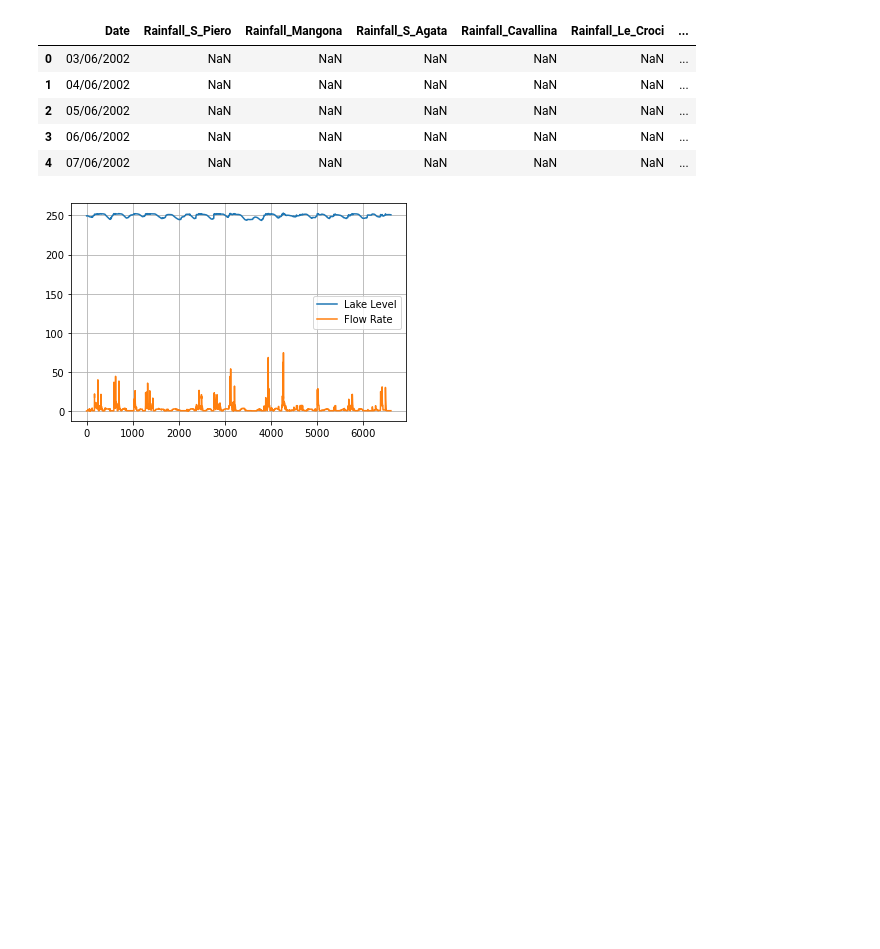
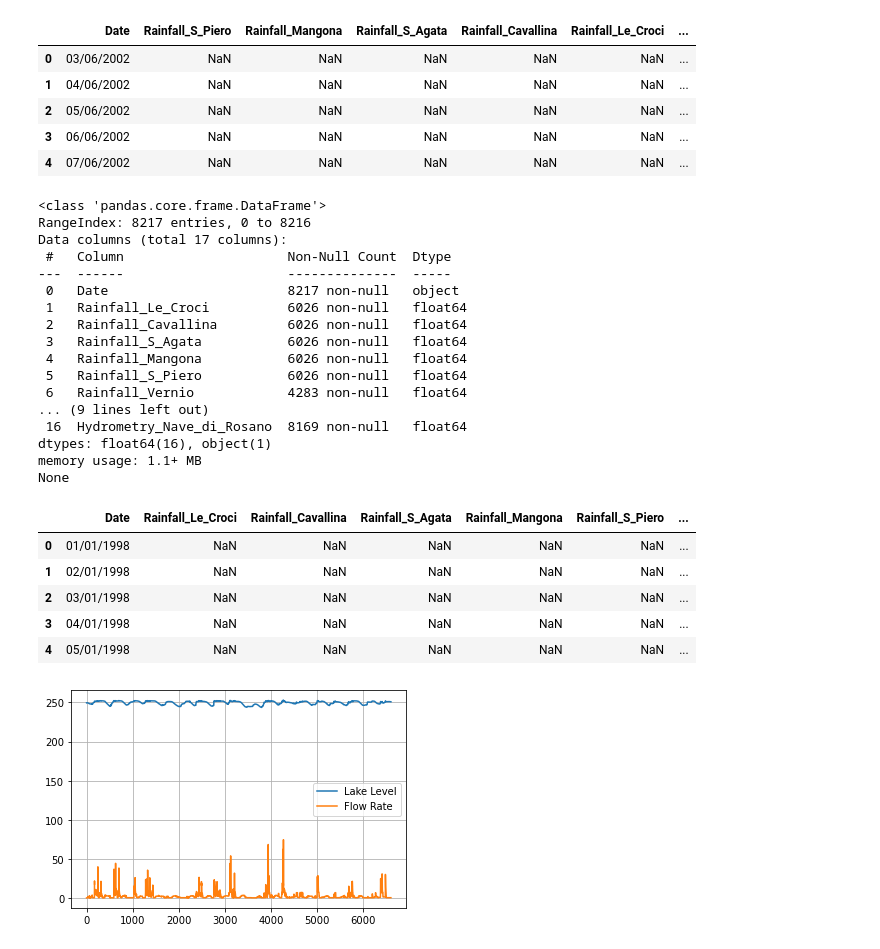
Before and after one commit to mike-ze/machine_learning_codes, a Jupyter notebook: Waterbody Feature Prediction/Acea Water Analytics.ipynb, the cells around one changed output. Cells and saved outputs as stored; diff of their text form; code cells hidden in the pictures; blank space fills up the shorter version.

```diff
--- a/Waterbody Feature Prediction/Acea Water Analytics.ipynb
+++ b/Waterbody Feature Prediction/Acea Water Analytics.ipynb
@@ -38,6 +39,35 @@ None
 | 2 | 05/06/2002 | NaN | NaN | NaN | NaN | NaN | ... |
 | 3 | 06/06/2002 | NaN | NaN | NaN | NaN | NaN | ... |
 | 4 | 07/06/2002 | NaN | NaN | NaN | NaN | NaN | ... |
+# %%
+# Load River Arno data into pandas DataFrame
+data_ra =  pd.read_csv("River_Arno.csv")
+print(data_ra.info())
+display(data_ra.head())
+# %% [output]
+<class 'pandas.core.frame.DataFrame'>
+RangeIndex: 8217 entries, 0 to 8216
+Data columns (total 17 columns):
+ #   Column                     Non-Null Count  Dtype
+---  ------                     --------------  -----
+ 0   Date                       8217 non-null   object
+ 1   Rainfall_Le_Croci          6026 non-null   float64
+ 2   Rainfall_Cavallina         6026 non-null   float64
+ 3   Rainfall_S_Agata           6026 non-null   float64
+ 4   Rainfall_Mangona           6026 non-null   float64
+ 5   Rainfall_S_Piero           6026 non-null   float64
+ 6   Rainfall_Vernio            4283 non-null   float64
+... (9 lines left out)
+ 16  Hydrometry_Nave_di_Rosano  8169 non-null   float64
+dtypes: float64(16), object(1)
+memory usage: 1.1+ MB
+None
+|  | Date | Rainfall_Le_Croci | Rainfall_Cavallina | Rainfall_S_Agata | Rainfall_Mangona | Rainfall_S_Piero | ... |
+| 0 | 01/01/1998 | NaN | NaN | NaN | NaN | NaN | ... |
+| 1 | 02/01/1998 | NaN | NaN | NaN | NaN | NaN | ... |
+| 2 | 03/01/1998 | NaN | NaN | NaN | NaN | NaN | ... |
+| 3 | 04/01/1998 | NaN | NaN | NaN | NaN | NaN | ... |
+| 4 | 05/01/1998 | NaN | NaN | NaN | NaN | NaN | ... |
 # %%
 plt.plot(data_lb["Lake_Level"])
 plt.plot(data_lb["Flow_Rate"])
```
Also changed, not shown: parts of 4 cells of this notebook, 2 other files.
